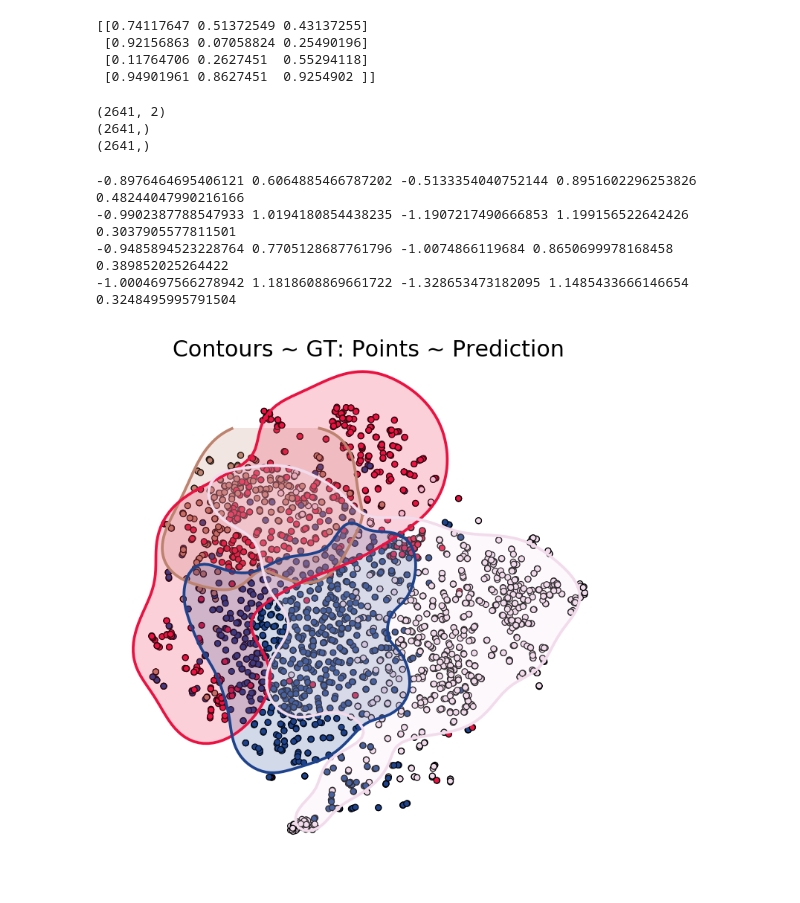
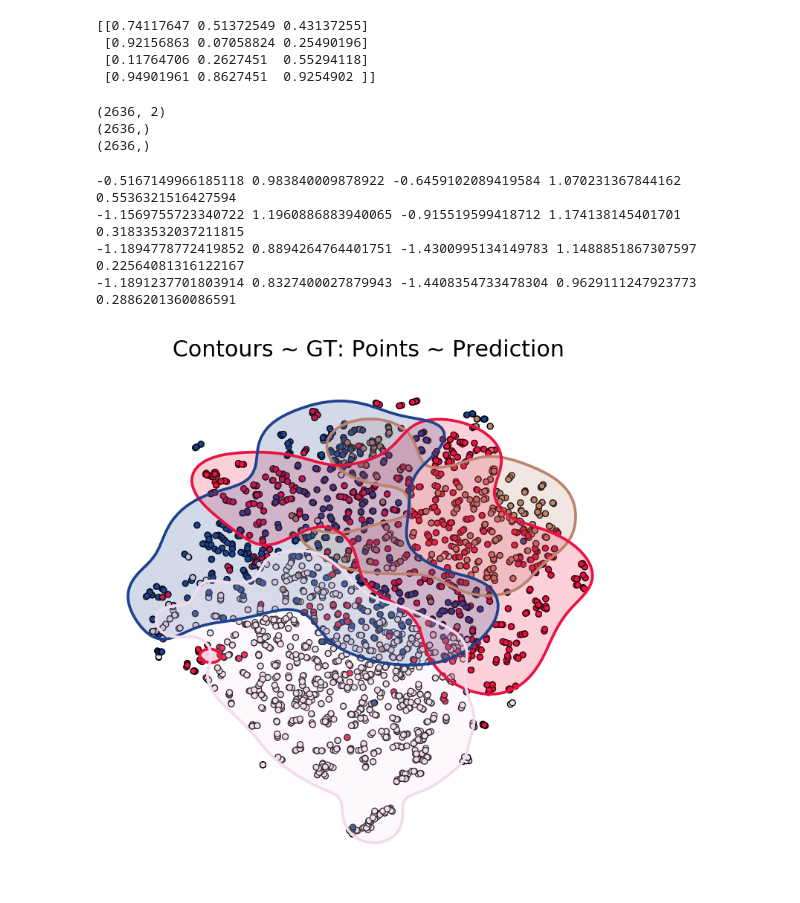
Before and after one commit to BioImageInformatics/gleason_grade, a Jupyter notebook: notebooks/fit_ellipse.ipynb, the cells around one changed output. Drawn from its saved outputs; the diff is of its cells as text; code cells hidden in the pictures.

```diff
--- a/notebooks/fit_ellipse.ipynb
+++ b/notebooks/fit_ellipse.ipynb
@@ -11,8 +11,10 @@ from matplotlib.colors import ListedColormap
 import scipy.stats as st
 # %%
 # BASEDIR = 'clusters/tsne/densenet/'
-BASEDIR = 'clusters/tsne/inception_v3/'
-emb = np.load(os.path.join(BASEDIR, 'e.npy'))
+BASESTR = 'nasnet-large'
+BASEDIR = 'clusters/nasnet-large/'
+
+emb = np.load(os.path.join(BASEDIR, 'tsne.npy'))
 
 emb[:,0] /= np.max(emb[:,0])
 emb[:,1] /= np.max(emb[:,1])
@@ -48,9 +50,9 @@ print(emb.shape)
 print(label.shape)
 print(labelpred.shape)
 # %% [output]
-(2641, 2)
-(2641,)
-(2641,)
+(2636, 2)
+(2636,)
+(2636,)
 # %%
 # https://towardsdatascience.com/simple-example-of-2d-density-plots-in-python-83b83b934f67
 plt.figure(figsize=(5,5), dpi=180)
@@ -67,7 +69,7 @@ main_ax.scatter(emb[:,0], emb[:,1], s=10, edgecolors='k', linewidth=0.5, c=cc)
 for k in range(4):
 
     cmap = ListedColormap(colors[k])
-    yc = label == k
+    yc = labelpred == k
 
     x = emb[yc, 0]
     y = emb[yc, 1]
@@ -78,43 +80,43 @@ for k in range(4):
     xmin = min(x) - deltaX
     xmax = max(x) + deltaX
     ymin = min(y) - deltaY
     ymax = max(y) + deltaY
 
     print(xmin, xmax, ymin, ymax)
 
     # Create meshgrid
     xx, yy = np.mgrid[xmin:xmax:100j, ymin:ymax:100j]
 
     positions = np.vstack([xx.ravel(), yy.ravel()])
     values = np.vstack([x, y])
     kernel = st.gaussian_kde(values)
     f = np.reshape(kernel(positions).T, xx.shape)
 
     cutoff = np.quantile(f, 0.75)
     print(cutoff)
 
     color = colors[k]
 #     main_ax.plot(x_, y_, '.', ms=8, mew=0.1, mec='k', c=color, label=strs[k])
     main_ax.contour(xx, yy, f, [cutoff], antialiased=True, cmap=cmap)
     main_ax.contourf(xx, yy, f, [cutoff, f.max() ], extend='max', alpha=0.2, corner_mask=0, cmap=cmap)
 
 #     plt.matshow(f); plt.colorbar()
 
 main_ax.set_axis_off()
 # main_ax.legend()
 main_ax.set_title('Contours ~ GT: Points ~ Prediction')
 
-plt.savefig('/home/ing/dropbox/projects/gleasongrade/contours:gt_points:pred.png', bbox_inches='tight')
+plt.savefig('/home/ing/dropbox/projects/gleasongrade/{}_contours:pred_points:pred.png'.format(BASESTR), bbox_inches='tight')
 # %% [output]
--0.8976464695406121 0.6064885466787202 -0.5133354040752144 0.8951602296253826
-0.48244047990216166
--0.9902387788547933 1.0194180854438235 -1.1907217490666853 1.199156522642426
-0.3037905577811501
--0.9485894523228764 0.7705128687761796 -1.0074866119684 0.8650699978168458
-0.389852025264422
--1.0004697566278942 1.1818608869661722 -1.328653473182095 1.1485433666146654
-0.3248495995791504
+-0.5167149966185118 0.983840009878922 -0.6459102089419584 1.070231367844162
+0.5536321516427594
+-1.1569755723340722 1.1960886883940065 -0.915519599418712 1.174138145401701
+0.31833532037211815
+-1.1894778772419852 0.8894264764401751 -1.4300995134149783 1.1488851867307597
+0.22564081316122167
+-1.1891237701803914 0.8327400027879943 -1.4408354733478304 0.9629111247923773
+0.2886201360086591
-[figure, old version]
+[figure, new version]
 # %%
 # https://towardsdatascience.com/simple-example-of-2d-density-plots-in-python-83b83b934f67
 plt.figure(figsize=(5,5), dpi=180)
```
Also changed, not shown: parts of 1 cell of this notebook, 3 other files.
